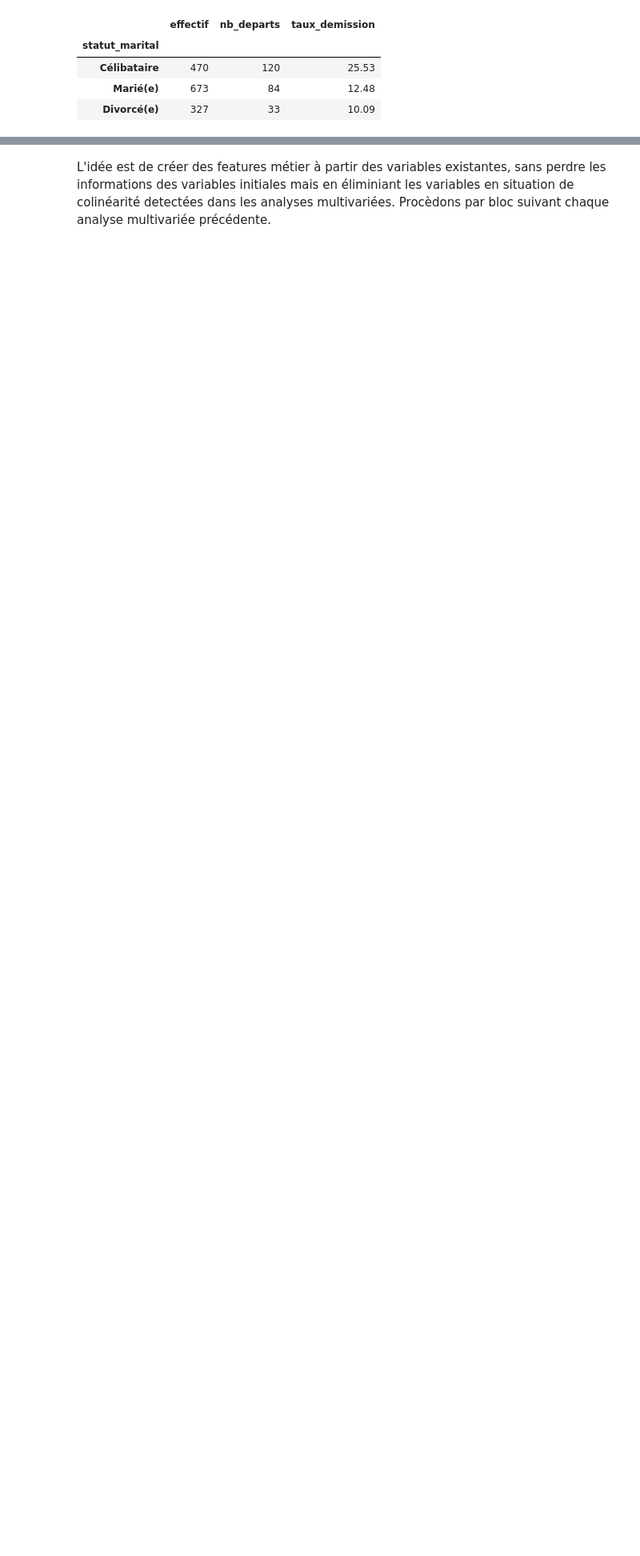
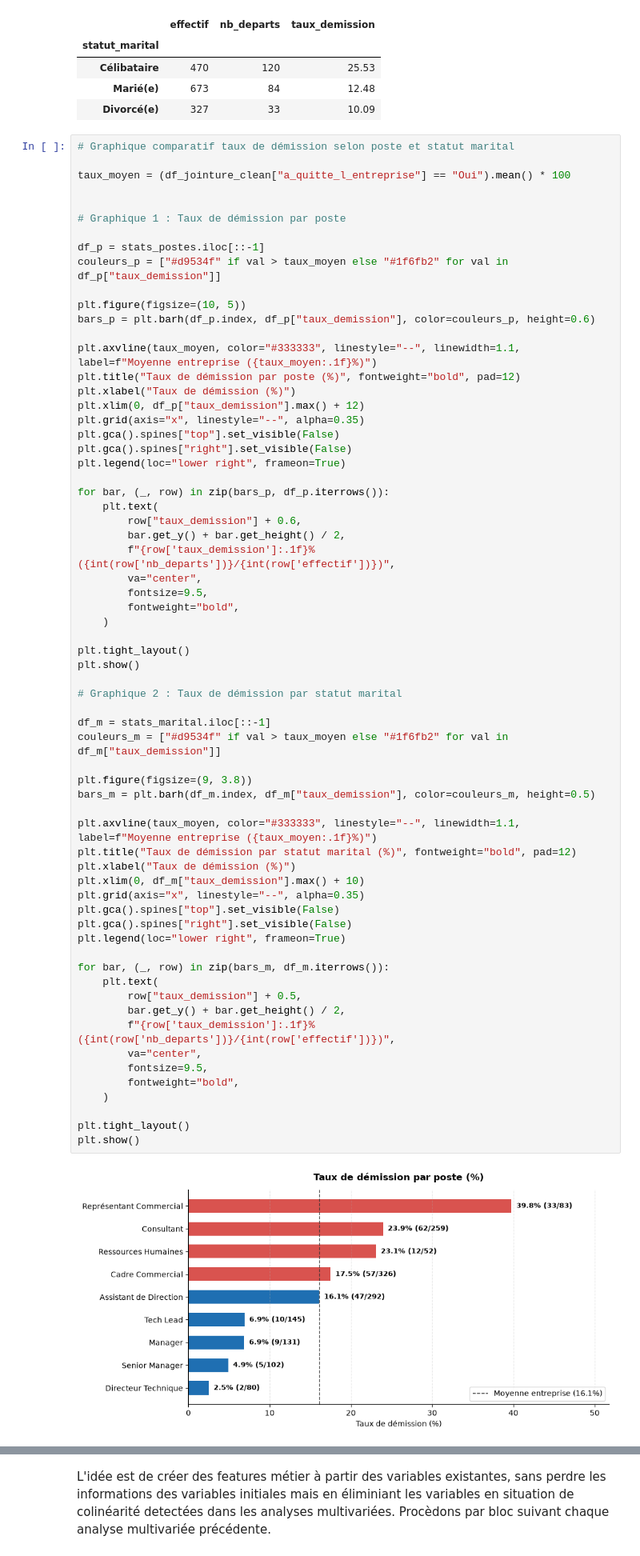
Before and after one commit to Alexis-h2/P4_OC_Classification_RH_turn_over, a Jupyter notebook: Hernandez_Alexis_1_notebook_112026.ipynb, the cells around one changed output, grey strips where cells are left out. Shown at 80% size. Cells and saved outputs as stored; diff of their text form; blank space fills up the shorter version.

```diff
--- a/Hernandez_Alexis_1_notebook_112026.ipynb
+++ b/Hernandez_Alexis_1_notebook_112026.ipynb
@@ -845,3 +886,70 @@ CLASSEMENT DES STATUTS MARITAUX PAR TAUX DE DEMISSION
 | Célibataire | 470 | 120 | 25.53 |
 | Marié(e) | 673 | 84 | 12.48 |
 | Divorcé(e) | 327 | 33 | 10.09 |
+# %%
+# Graphique comparatif taux de démission selon poste et statut marital
+
+taux_moyen = (df_jointure_clean["a_quitte_l_entreprise"] == "Oui").mean() * 100
+
+
+# Graphique 1 : Taux de démission par poste
+
+df_p = stats_postes.iloc[::-1]
+couleurs_p = ["#d9534f" if val > taux_moyen else "#1f6fb2" for val in df_p["taux_demission"]]
+
+plt.figure(figsize=(10, 5))
+bars_p = plt.barh(df_p.index, df_p["taux_demission"], color=couleurs_p, height=0.6)
+
+plt.axvline(taux_moyen, color="#333333", linestyle="--", linewidth=1.1, label=f"Moyenne entreprise ({taux_moyen:.1f}%)")
+plt.title("Taux de démission par poste (%)", fontweight="bold", pad=12)
+plt.xlabel("Taux de démission (%)")
+plt.xlim(0, df_p["taux_demission"].max() + 12)
+plt.grid(axis="x", linestyle="--", alpha=0.35)
+plt.gca().spines["top"].set_visible(False)
+plt.gca().spines["right"].set_visible(False)
+plt.legend(loc="lower right", frameon=True)
+
+for bar, (_, row) in zip(bars_p, df_p.iterrows()):
+    plt.text(
+        row["taux_demission"] + 0.6,
+        bar.get_y() + bar.get_height() / 2,
+        f"{row['taux_demission']:.1f}% ({int(row['nb_departs'])}/{int(row['effectif'])})",
+        va="center",
+        fontsize=9.5,
+        fontweight="bold",
+    )
+
+plt.tight_layout()
+plt.show()
+
+# Graphique 2 : Taux de démission par statut marital
+
+df_m = stats_marital.iloc[::-1]
+couleurs_m = ["#d9534f" if val > taux_moyen else "#1f6fb2" for val in df_m["taux_demission"]]
+
+plt.figure(figsize=(9, 3.8))
+bars_m = plt.barh(df_m.index, df_m["taux_demission"], color=couleurs_m, height=0.5)
+
+plt.axvline(taux_moyen, color="#333333", linestyle="--", linewidth=1.1, label=f"Moyenne entreprise ({taux_moyen:.1f}%)")
+plt.title("Taux de démission par statut marital (%)", fontweight="bold", pad=12)
+plt.xlabel("Taux de démission (%)")
+plt.xlim(0, df_m["taux_demission"].max() + 10)
+plt.grid(axis="x", linestyle="--", alpha=0.35)
+plt.gca().spines["top"].set_visible(False)
+plt.gca().spines["right"].set_visible(False)
+plt.legend(loc="lower right", frameon=True)
+
+for bar, (_, row) in zip(bars_m, df_m.iterrows()):
+    plt.text(
+        row["taux_demission"] + 0.5,
+        bar.get_y() + bar.get_height() / 2,
+        f"{row['taux_demission']:.1f}% ({int(row['nb_departs'])}/{int(row['effectif'])})",
+        va="center",
+        fontsize=9.5,
+        fontweight="bold",
+    )
+
+plt.tight_layout()
+plt.show()
+# %% [output]
+[figure, added]
```
Also changed, not shown: parts of 3 cells of this notebook.
